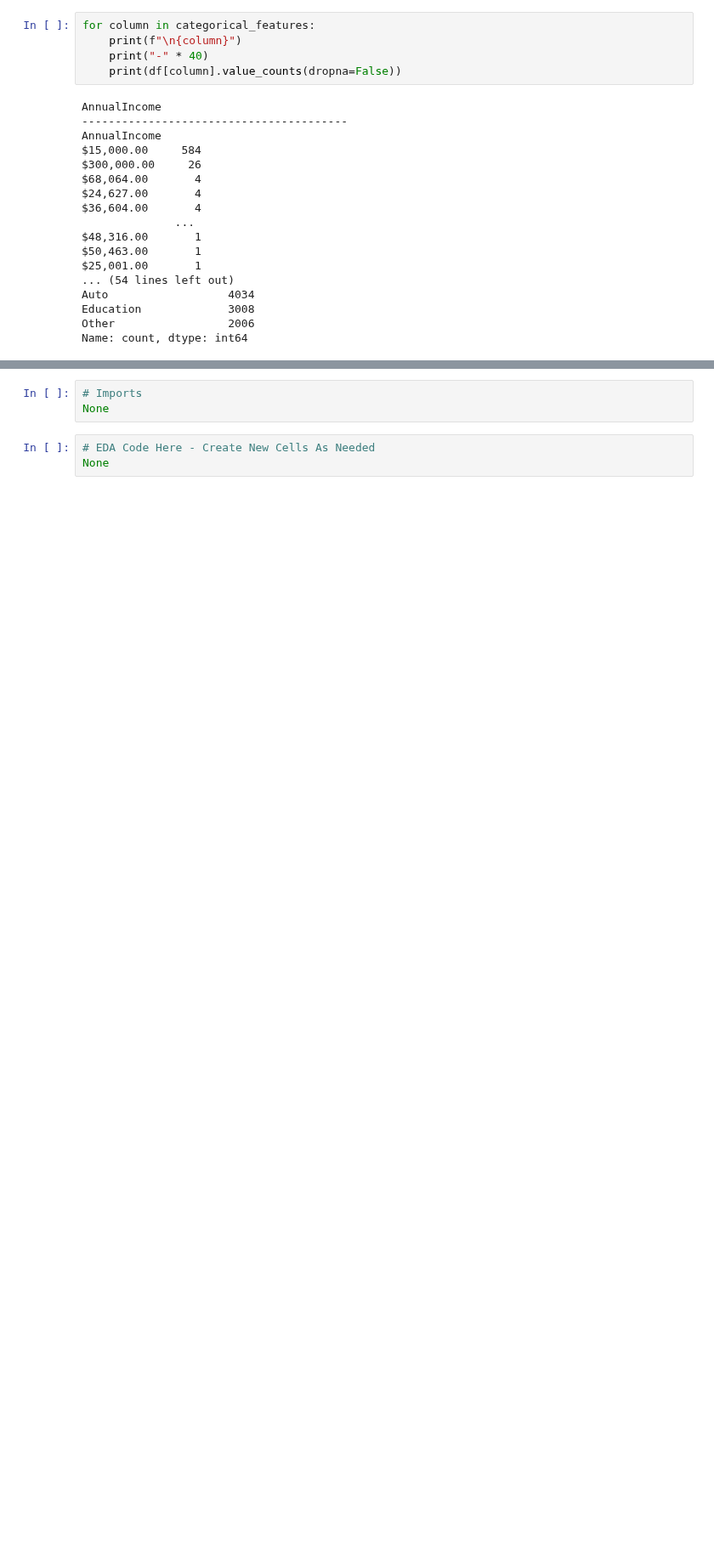
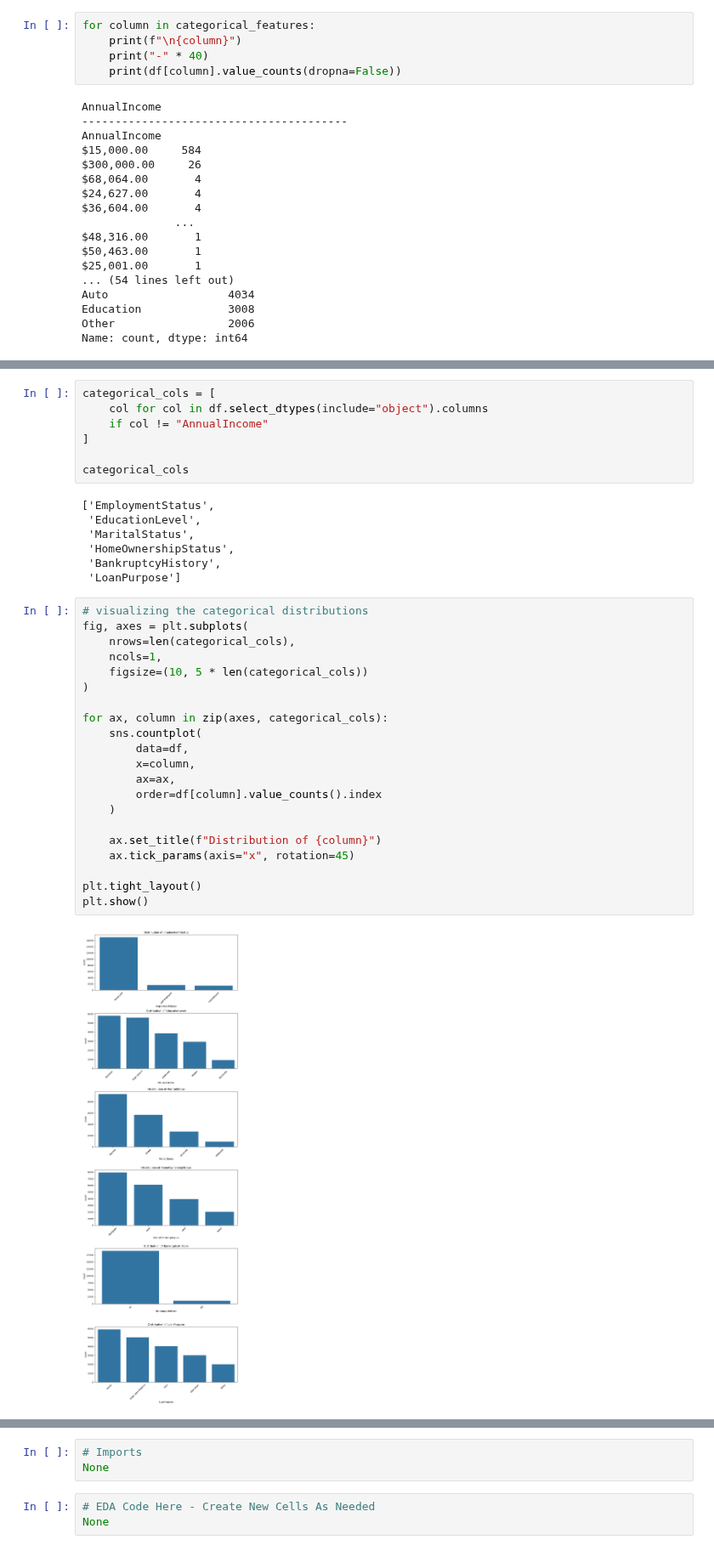
Before and after one commit to ngunjirikevin/financial-loan-risk-model, a Jupyter notebook: financial_loan_risk.ipynb, the cells around one changed output, grey strips where cells are left out. Shown at 85% size. Saved outputs shown, nothing was run; the diff lists cells and outputs as text; blank space fills up the shorter version.

```diff
--- a/financial_loan_risk.ipynb
+++ b/financial_loan_risk.ipynb
@@ -348,0 +389,37 @@ Name: count, dtype: int64
+# %%
+categorical_cols = [
+    col for col in df.select_dtypes(include="object").columns
+    if col != "AnnualIncome"
+]
+
+categorical_cols
+# %% [output]
+['EmploymentStatus',
+ 'EducationLevel',
+ 'MaritalStatus',
+ 'HomeOwnershipStatus',
+ 'BankruptcyHistory',
+ 'LoanPurpose']
+# %%
+# visualizing the categorical distributions
+fig, axes = plt.subplots(
+    nrows=len(categorical_cols),
+    ncols=1,
+    figsize=(10, 5 * len(categorical_cols))
+)
+
+for ax, column in zip(axes, categorical_cols):
+    sns.countplot(
+        data=df,
+        x=column,
+        ax=ax,
+        order=df[column].value_counts().index
+    )
+
+    ax.set_title(f"Distribution of {column}")
+    ax.tick_params(axis="x", rotation=45)
+
+plt.tight_layout()
+plt.show()
+# %% [output]
+[figure, added]
```
Also changed, not shown: parts of 25 cells of this notebook.
